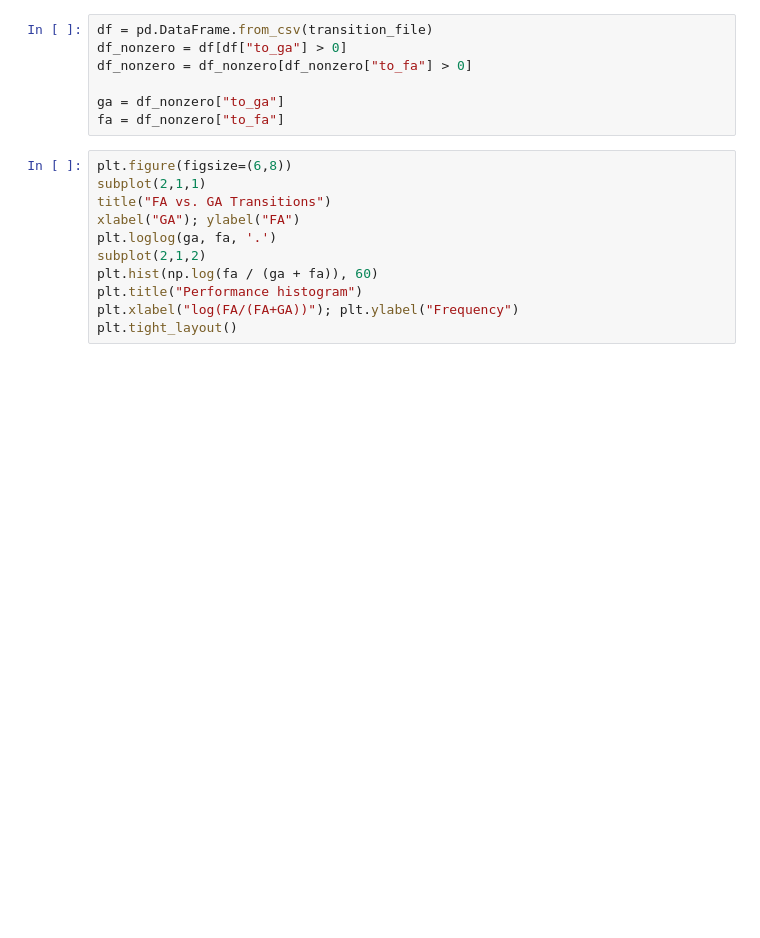
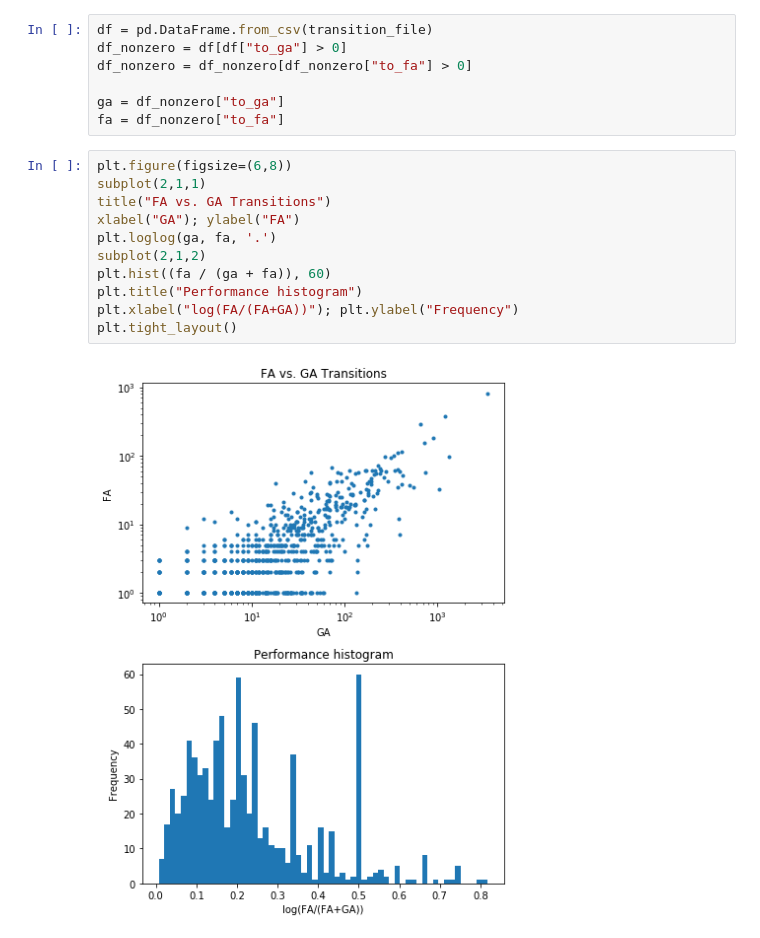
Before and after one commit to elplatt/WP-Efficiency-Performance, a Jupyter notebook: 13 Plot performance.ipynb, the cells around one changed output. Cells and saved outputs as stored; diff of their text form; blank space fills up the shorter version.

```diff
--- a/13 Plot performance.ipynb
+++ b/13 Plot performance.ipynb
@@ -15,11 +17,13 @@ fa = df_nonzero["to_fa"]
 # %%
 plt.figure(figsize=(6,8))
 subplot(2,1,1)
 title("FA vs. GA Transitions")
 xlabel("GA"); ylabel("FA")
 plt.loglog(ga, fa, '.')
 subplot(2,1,2)
-plt.hist(np.log(fa / (ga + fa)), 60)
+plt.hist((fa / (ga + fa)), 60)
 plt.title("Performance histogram")
 plt.xlabel("log(FA/(FA+GA))"); plt.ylabel("Frequency")
 plt.tight_layout()
+# %% [output]
+[figure, added]
```
Also changed, not shown: parts of 1 cell of this notebook, 3 other files.
